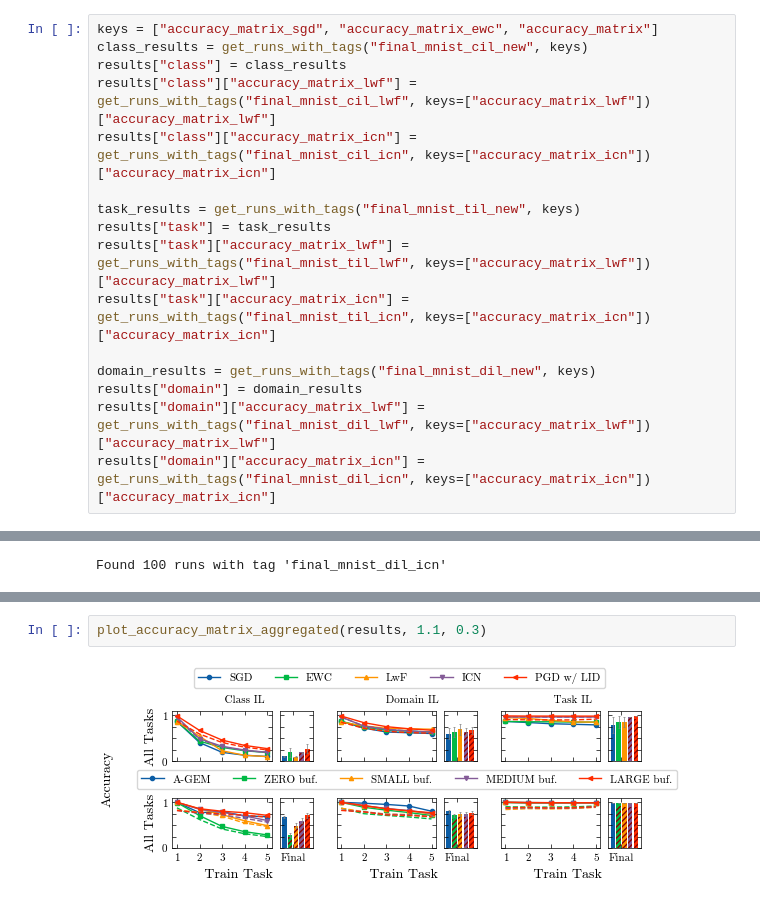
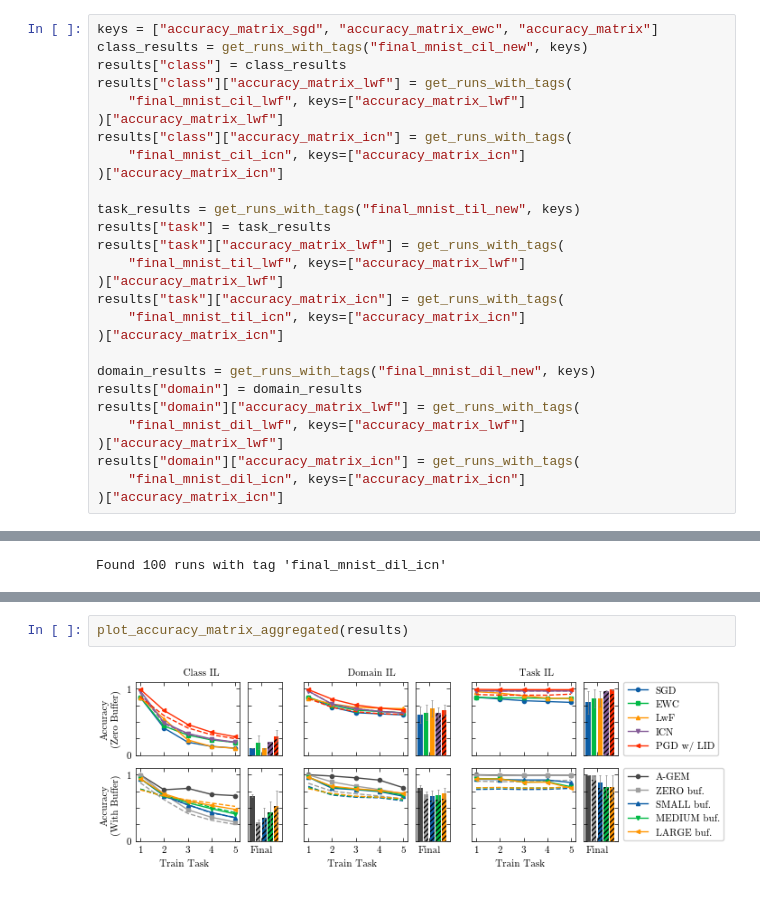
Before and after one commit to maxanisimov/capability-retention-in-continual-rl, a Jupyter notebook: notebooks/plot_mnist_results.ipynb, the cells around one changed output, grey strips where cells are left out. Cells and saved outputs as stored; diff of their text form.

Commit message:
Update MNIST plotting notebook

```diff
--- a/notebooks/plot_mnist_results.ipynb
+++ b/notebooks/plot_mnist_results.ipynb
@@ -363,18 +423,30 @@ results = defaultdict(dict)
 keys = ["accuracy_matrix_sgd", "accuracy_matrix_ewc", "accuracy_matrix"]
 class_results = get_runs_with_tags("final_mnist_cil_new", keys)
 results["class"] = class_results
-results["class"]["accuracy_matrix_lwf"] = get_runs_with_tags("final_mnist_cil_lwf", keys=["accuracy_matrix_lwf"])["accuracy_matrix_lwf"]
-results["class"]["accuracy_matrix_icn"] = get_runs_with_tags("final_mnist_cil_icn", keys=["accuracy_matrix_icn"])["accuracy_matrix_icn"]
+results["class"]["accuracy_matrix_lwf"] = get_runs_with_tags(
+    "final_mnist_cil_lwf", keys=["accuracy_matrix_lwf"]
+)["accuracy_matrix_lwf"]
+results["class"]["accuracy_matrix_icn"] = get_runs_with_tags(
+    "final_mnist_cil_icn", keys=["accuracy_matrix_icn"]
+)["accuracy_matrix_icn"]
 
 task_results = get_runs_with_tags("final_mnist_til_new", keys)
 results["task"] = task_results
-results["task"]["accuracy_matrix_lwf"] = get_runs_with_tags("final_mnist_til_lwf", keys=["accuracy_matrix_lwf"])["accuracy_matrix_lwf"]
-results["task"]["accuracy_matrix_icn"] = get_runs_with_tags("final_mnist_til_icn", keys=["accuracy_matrix_icn"])["accuracy_matrix_icn"]
+results["task"]["accuracy_matrix_lwf"] = get_runs_with_tags(
+    "final_mnist_til_lwf", keys=["accuracy_matrix_lwf"]
+)["accuracy_matrix_lwf"]
+results["task"]["accuracy_matrix_icn"] = get_runs_with_tags(
+    "final_mnist_til_icn", keys=["accuracy_matrix_icn"]
+)["accuracy_matrix_icn"]
 
 domain_results = get_runs_with_tags("final_mnist_dil_new", keys)
 results["domain"] = domain_results
-results["domain"]["accuracy_matrix_lwf"] = get_runs_with_tags("final_mnist_dil_lwf", keys=["accuracy_matrix_lwf"])["accuracy_matrix_lwf"]
-results["domain"]["accuracy_matrix_icn"] = get_runs_with_tags("final_mnist_dil_icn", keys=["accuracy_matrix_icn"])["accuracy_matrix_icn"]
+results["domain"]["accuracy_matrix_lwf"] = get_runs_with_tags(
+    "final_mnist_dil_lwf", keys=["accuracy_matrix_lwf"]
+)["accuracy_matrix_lwf"]
+results["domain"]["accuracy_matrix_icn"] = get_runs_with_tags(
+    "final_mnist_dil_icn", keys=["accuracy_matrix_icn"]
+)["accuracy_matrix_icn"]
 # %% [output]
 Found 100 runs with tag 'final_mnist_cil_new'
 Found 100 runs with tag 'final_mnist_cil_lwf'
@@ -437,5 +509,5 @@ Found 5 runs with tag '['buffer_dil', 'buffer_small']'
 ... (3 outputs left out)
-# %%
-plot_accuracy_matrix_aggregated(results, 1.1, 0.3)
-# %% [output]
-[figure, removed]
+# %%
+plot_accuracy_matrix_aggregated(results)
+# %% [output]
+[figure, added]
```
Also changed, not shown: parts of 4 cells of this notebook, 3 other files.
